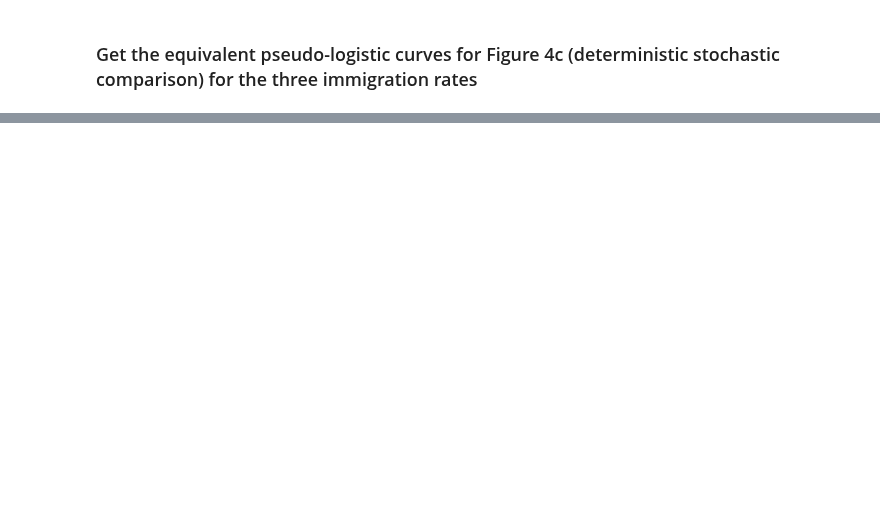
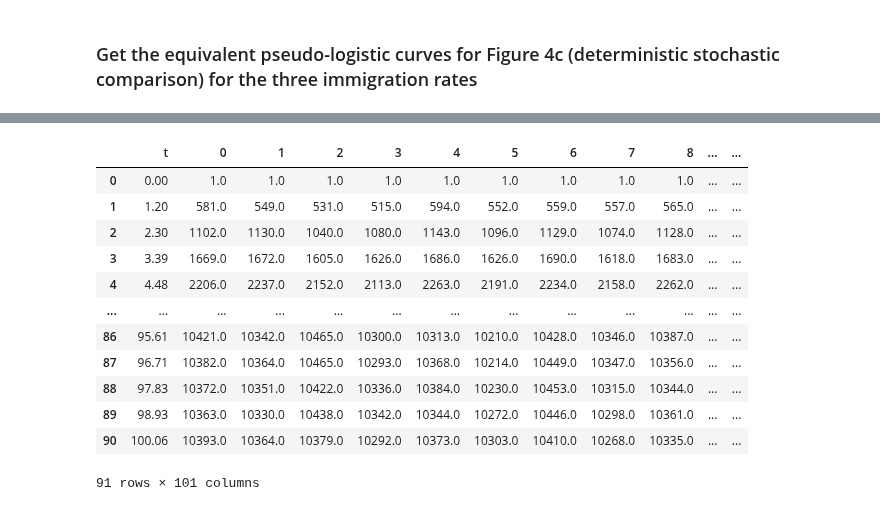
Before and after one commit to patricksinclair/multispecies_postprocessing, a Jupyter notebook: biofilm_threshold_theory/numerical_integrator.ipynb, the cells around one changed output, grey strips where cells are left out. Saved outputs shown, nothing was run; the diff lists cells and outputs as text; code cells hidden in the pictures; blank space fills up the shorter version.

```diff
--- a/biofilm_threshold_theory/numerical_integrator.ipynb
+++ b/biofilm_threshold_theory/numerical_integrator.ipynb
@@ -129,0 +167,16 @@ plt.show()
+# %%
+pops_4c_immig_0_55_bigK_v2
+# %% [output]
+|  | t | 0 | 1 | 2 | 3 | 4 | 5 | 6 | 7 | 8 | ... | ... |
+| 0 | 0.00 | 1.0 | 1.0 | 1.0 | 1.0 | 1.0 | 1.0 | 1.0 | 1.0 | 1.0 | ... | ... |
+| 1 | 1.20 | 581.0 | 549.0 | 531.0 | 515.0 | 594.0 | 552.0 | 559.0 | 557.0 | 565.0 | ... | ... |
+| 2 | 2.30 | 1102.0 | 1130.0 | 1040.0 | 1080.0 | 1143.0 | 1096.0 | 1129.0 | 1074.0 | 1128.0 | ... | ... |
+| 3 | 3.39 | 1669.0 | 1672.0 | 1605.0 | 1626.0 | 1686.0 | 1626.0 | 1690.0 | 1618.0 | 1683.0 | ... | ... |
+| 4 | 4.48 | 2206.0 | 2237.0 | 2152.0 | 2113.0 | 2263.0 | 2191.0 | 2234.0 | 2158.0 | 2262.0 | ... | ... |
+| ... | ... | ... | ... | ... | ... | ... | ... | ... | ... | ... | ... | ... |
+| 86 | 95.61 | 10421.0 | 10342.0 | 10465.0 | 10300.0 | 10313.0 | 10210.0 | 10428.0 | 10346.0 | 10387.0 | ... | ... |
+| 87 | 96.71 | 10382.0 | 10364.0 | 10465.0 | 10293.0 | 10368.0 | 10214.0 | 10449.0 | 10347.0 | 10356.0 | ... | ... |
+| 88 | 97.83 | 10372.0 | 10351.0 | 10422.0 | 10336.0 | 10384.0 | 10230.0 | 10453.0 | 10315.0 | 10344.0 | ... | ... |
+| 89 | 98.93 | 10363.0 | 10330.0 | 10438.0 | 10342.0 | 10344.0 | 10272.0 | 10446.0 | 10298.0 | 10361.0 | ... | ... |
+| 90 | 100.06 | 10393.0 | 10364.0 | 10379.0 | 10292.0 | 10373.0 | 10303.0 | 10410.0 | 10268.0 | 10335.0 | ... | ... |
+91 rows × 101 columns
```
Also changed, not shown: parts of 6 cells of this notebook, 5 other files.
